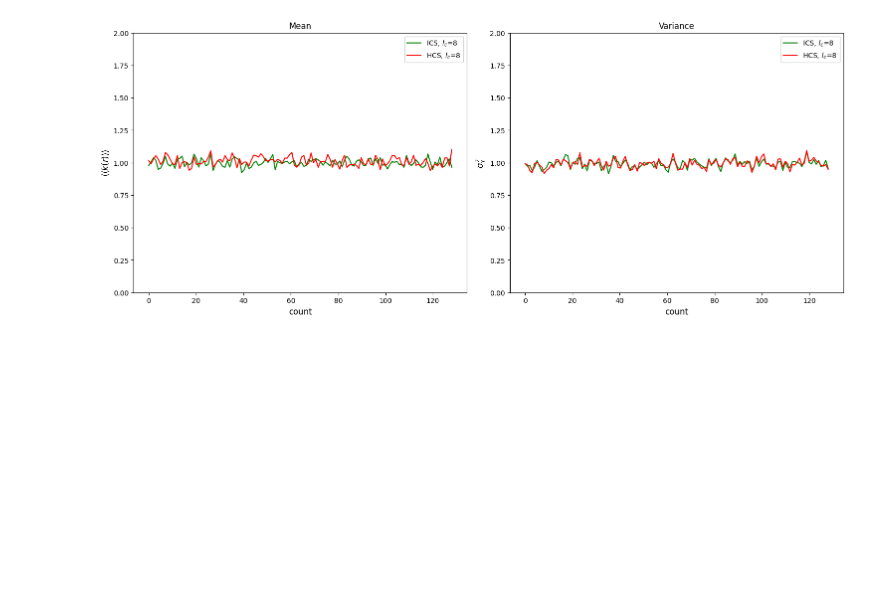
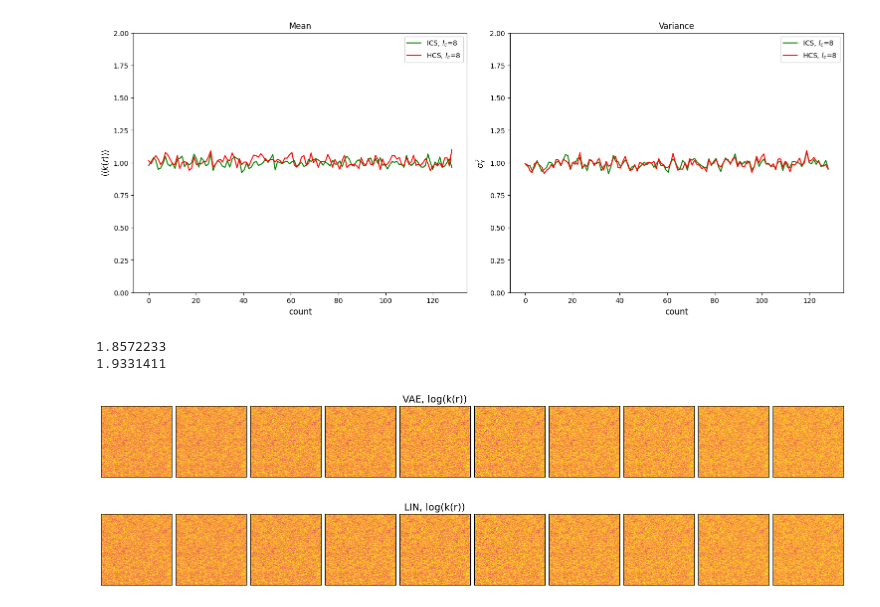
Before and after one commit to XxkmoxX/ML_variational_autoencoder, a Jupyter notebook: eda_ml_vae_refined_256L.ipynb, the cells around one changed output. Drawn from its saved outputs; the diff is of its cells as text; code cells hidden in the pictures; blank space fills up the shorter version.

```diff
--- a/eda_ml_vae_refined_256L.ipynb
+++ b/eda_ml_vae_refined_256L.ipynb
@@ -159,3 +144,30 @@ for ilc in range(len(lc)):
 # %% [output]
 [figure]
 [figure]
+# %%
+### Plot log(k(r)) Variational Autoencoder and lineal regression output - 256x256 media
+
+vae = np.load(cwd + '/medios_256Lcont/output_vae/output_vae_256x256_mg_lc8.npy')
+lin = np.load(cwd + '/medios_256Lcont/output_vae/output_lin_256x256_mg_lc8.npy')
+
+method = [vae, lin]
+label = ['VAE', 'LIN']
+
+#cmap = 'inferno'
+#v = 1
+
+for imet in range(len(method)):
+    fig, ax = plt.subplots(1, 10, figsize=(15,15), sharey=True, layout = 'constrained')
+    for ireal in range(10):
+        ax[ireal].imshow(np.log((method[imet])[ireal]), vmin=-1, vmax=1, cmap=cmap)
+        ax[ireal].set_yticks([])
+        ax[ireal].set_xticks([])
+        ax[4].set_title(label[imet] + ', log(k(r))', fontsize=14)
+
+print(np.mean(method[0][0]))
+print(np.mean(method[0][9]))
+# %% [output]
+1.8572233
+1.9331411
+[figure, added]
+[figure, added]
```
Also changed, not shown: parts of 7 cells of this notebook, 1 other file.
